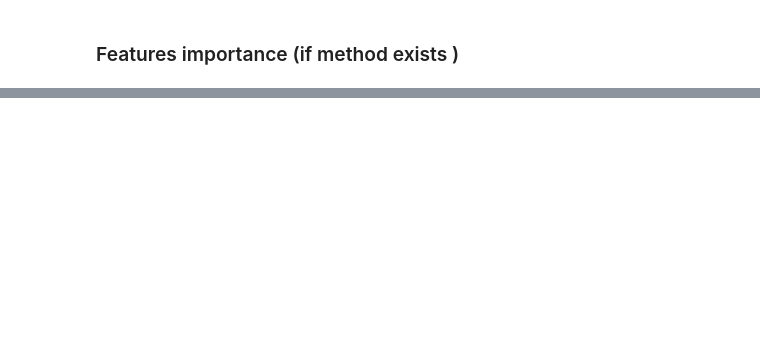
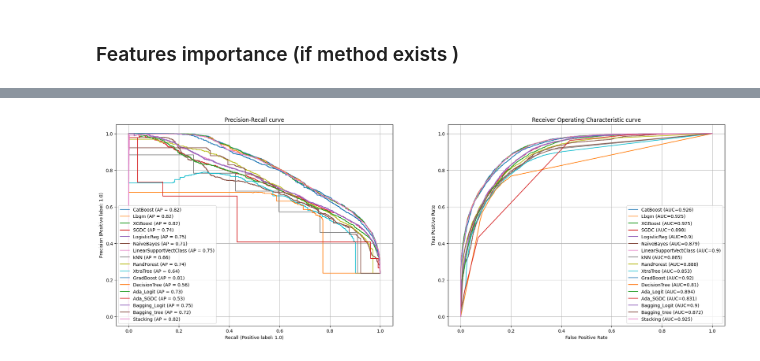
Before and after one commit to olivier-2018/Adv_ML_techniques_for_imbalanced_dataset, a Jupyter notebook: advML_census_adult_dataset.ipynb, the cells around one changed output, grey strips where cells are left out. Drawn from its saved outputs; the diff is of its cells as text; code cells hidden in the pictures; blank space fills up the shorter version.

```diff
--- a/advML_census_adult_dataset.ipynb
+++ b/advML_census_adult_dataset.ipynb
@@ -1991,8 +1714,0 @@ More folds, more iterations (example 2: Logistic regression)
-# %%
-models_dict_list = [
-            {"name": "LogisticReg", "model": LogisticRegression(max_iter=500, solver = 'liblinear'), # WORKS
-                    "params": {
-                                'C': Real(1e-6, 1e+2, prior='log-uniform'),
-                            #    'penalty' : Categorical(['l1', 'l2'])
-                            }  }
-]
@@ -2083,0 +1770,87 @@ Test score:  0.812
+# %%
+# important_feature_list
+important_transformed_train_df = transformed_train_df[important_feature_list]
+important_transformed_test_df = transformed_test_df[important_feature_list]
+
+# training data
+X_train = important_transformed_train_df.drop('salary', axis=1)
+X_test = important_transformed_test_df.drop('salary', axis=1)
+
+# label encoding: 1 for >50k
+y_train = (important_transformed_train_df['salary'] == '>50K') * 1.0
+y_test = (important_transformed_test_df['salary'] == '>50K') * 1.0
+# %%
+fig, axes = plt.subplots(1,2, figsize=(24,8))
+
+results_df = pd.DataFrame(columns=['Model', 'precision', 'recall', 'f1-score', 'accuracy', 'AUC score'])
+feat_list = important_transformed_train_df.columns.drop('salary')
+feature_importance_df = pd.DataFrame(index=feat_list)
+
+for model_dict in models_dict_list:
+
+    # Extract model
+    model_name = model_dict["name"]
+    model = model_dict["model"]
+
+    # Build pipeline with specific model
+    full_pipe_df = Pipeline([
+                              (model_name, model)
+                                ])
+
+    # Training model
+    print("========== Running model: "+model_name, end='')
+    start_time = datetime.now()
+    full_pipe_df.fit(X_train, y_train)
+
+    # Prediction
+    y_true = y_test.to_numpy()
+    y_pred = full_pipe_df.predict(X_test)
+
+    print(' (duration: {})'.format(str(datetime.now() - start_time).split('.')[0]))
+
+    # Evaluate probabilities
+    try:
+        y_predict_proba = full_pipe_df.predict_proba(X_test)[:,1]
+    except AttributeError:
+        y_predict_proba = full_pipe_df.decision_function(X_test)
+
+    # Print metrics reports
+    class_report = classification_report(y_true, y_pred)
+    print("==> Classification report:\n",class_report)
+    confus_matrix = confusion_matrix(y_true, y_pred)
+    print("==> Confusion_matrix:\n",confus_matrix)
+
+    # Evauate metrics for weighted support
+    accuracy = accuracy_score(y_true, y_pred)
+    P, R, F1, _ = precision_recall_fscore_support(y_true, y_pred, average="weighted", zero_division = 0)
+
+    fpr, tpr, thresholds = roc_curve(y_true, y_predict_proba)
+    auc_score = auc(fpr, tpr)
+
+    # Evaluate Features importance (if method exists)
+    try:
+        feature_importance_df[model_name] = pd.DataFrame(full_pipe_df[0].feature_importances_, index=feat_list)
+        print()
+    except:
+        print("No feature importance method.")
+
+    # Store parameters
+    results_df.loc[len(results_df.index)] = [model_name, round(P, 3), round(R, 3),  round(F1, 3), round(accuracy, 3), round(auc_score, 3)]
+
+    # Plot PR curve
+    PrecisionRecallDisplay.from_estimator(full_pipe_df, X_test, y_test, ax = axes[0], name=model_name)
+    axes[0].set_title('Precision-Recall curve',fontsize = 12)
+    axes[0].grid()
+
+    # Plot ROC curve
+    RocCurveDisplay(fpr=fpr, tpr=tpr).plot(ax = axes[1], name=model_name+" (AUC="+str(round(auc_score,3))+")")
+    axes[1].set_title('Receiver Operating Characteristic curve',fontsize = 12)
+    axes[1].legend(loc="lower right")
+    axes[1].grid()
+
+plt.show()
+print("=== RESULTS SUMMARY ===")
+results_df = results_df.set_index('Model')
+results_df.sort_values("f1-score", inplace = True, ascending=False)
+results_df
+# %% [output]
@@ -2083,0 +1874 @@ Test score:  0.812
+[figure, added]
```
Also changed, not shown: parts of 117 cells of this notebook, 6 other files.
